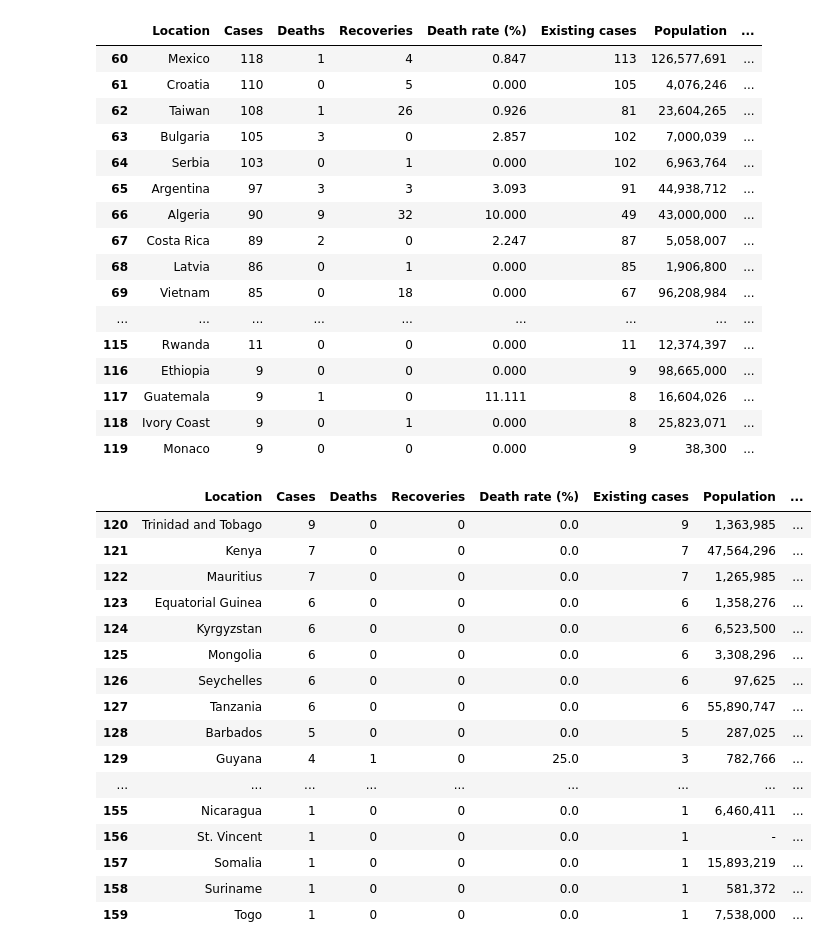
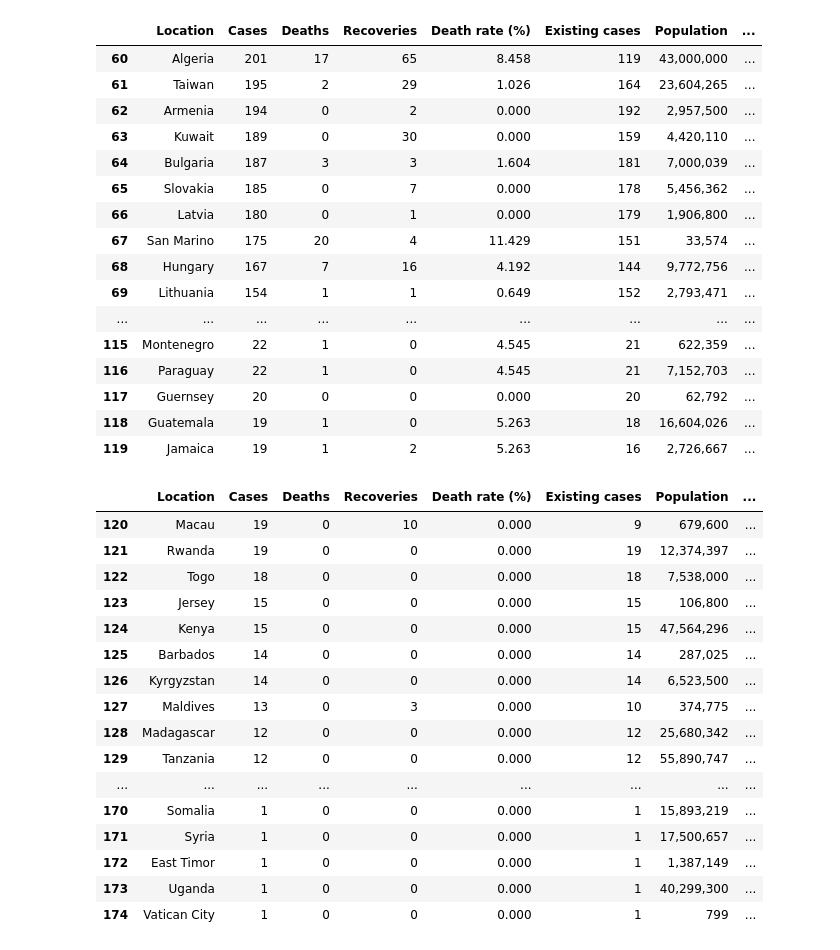
Before and after one commit to Xiang1Zhang/Coronavirus-statistics, a Jupyter notebook: Corona_statistics.ipynb, the cells around one changed output. Cells and saved outputs as stored; diff of their text form; code cells hidden in the pictures.

```diff
--- a/Corona_statistics.ipynb
+++ b/Corona_statistics.ipynb
@@ -3,7 +3,7 @@
 from urllib.request import urlopen
 
 #specify the url
-wiki = "https://en.wikipedia.org/wiki/2019%E2%80%9320_coronavirus_pandemic_by_country_and_territory"
+wiki = "https://en.wikipedia.org/wiki/2019%E2%80%9320_coronavirus_pandemic"
 wiki2 = "https://en.wikipedia.org/wiki/List_of_countries_and_dependencies_by_population"
 
 #Query the website and return the html to the variable 'page'
@@ -67,7 +67,7 @@ D=[]
 for row in right_table.findAll("tr"):
     cells = row.findAll("td")
     #print(cells)
-    if len(cells)==4: #Only extract table body not heading
+    if len(cells)==4 or len(cells)==5: #Only extract table body not heading
         B.append(cells[0].find(text=True))
         C.append(cells[1].find(text=True))
         D.append(cells[2].find(text=True))
@@ -152,42 +151,42 @@ df[:60]
 df[60:120]
 # %% [output]
 |  | Location | Cases | Deaths | Recoveries | Death rate (%) | Existing cases | Population | ... |
-| 60 | Mexico | 118 | 1 | 4 | 0.847 | 113 | 126,577,691 | ... |
-| 61 | Croatia | 110 | 0 | 5 | 0.000 | 105 | 4,076,246 | ... |
-| 62 | Taiwan | 108 | 1 | 26 | 0.926 | 81 | 23,604,265 | ... |
-| 63 | Bulgaria | 105 | 3 | 0 | 2.857 | 102 | 7,000,039 | ... |
-| 64 | Serbia | 103 | 0 | 1 | 0.000 | 102 | 6,963,764 | ... |
-| 65 | Argentina | 97 | 3 | 3 | 3.093 | 91 | 44,938,712 | ... |
-| 66 | Algeria | 90 | 9 | 32 | 10.000 | 49 | 43,000,000 | ... |
-| 67 | Costa Rica | 89 | 2 | 0 | 2.247 | 87 | 5,058,007 | ... |
-| 68 | Latvia | 86 | 0 | 1 | 0.000 | 85 | 1,906,800 | ... |
-| 69 | Vietnam | 85 | 0 | 18 | 0.000 | 67 | 96,208,984 | ... |
+| 60 | Algeria | 201 | 17 | 65 | 8.458 | 119 | 43,000,000 | ... |
+| 61 | Taiwan | 195 | 2 | 29 | 1.026 | 164 | 23,604,265 | ... |
+| 62 | Armenia | 194 | 0 | 2 | 0.000 | 192 | 2,957,500 | ... |
+| 63 | Kuwait | 189 | 0 | 30 | 0.000 | 159 | 4,420,110 | ... |
+| 64 | Bulgaria | 187 | 3 | 3 | 1.604 | 181 | 7,000,039 | ... |
+| 65 | Slovakia | 185 | 0 | 7 | 0.000 | 178 | 5,456,362 | ... |
+| 66 | Latvia | 180 | 0 | 1 | 0.000 | 179 | 1,906,800 | ... |
+| 67 | San Marino | 175 | 20 | 4 | 11.429 | 151 | 33,574 | ... |
+| 68 | Hungary | 167 | 7 | 16 | 4.192 | 144 | 9,772,756 | ... |
+| 69 | Lithuania | 154 | 1 | 1 | 0.649 | 152 | 2,793,471 | ... |
 | ... | ... | ... | ... | ... | ... | ... | ... | ... |
-| 115 | Rwanda | 11 | 0 | 0 | 0.000 | 11 | 12,374,397 | ... |
-| 116 | Ethiopia | 9 | 0 | 0 | 0.000 | 9 | 98,665,000 | ... |
-| 117 | Guatemala | 9 | 1 | 0 | 11.111 | 8 | 16,604,026 | ... |
-| 118 | Ivory Coast | 9 | 0 | 1 | 0.000 | 8 | 25,823,071 | ... |
-| 119 | Monaco | 9 | 0 | 0 | 0.000 | 9 | 38,300 | ... |
+| 115 | Montenegro | 22 | 1 | 0 | 4.545 | 21 | 622,359 | ... |
+| 116 | Paraguay | 22 | 1 | 0 | 4.545 | 21 | 7,152,703 | ... |
+| 117 | Guernsey | 20 | 0 | 0 | 0.000 | 20 | 62,792 | ... |
+| 118 | Guatemala | 19 | 1 | 0 | 5.263 | 18 | 16,604,026 | ... |
+| 119 | Jamaica | 19 | 1 | 2 | 5.263 | 16 | 2,726,667 | ... |
 # %%
-df[120:-1]
+df[120:]
 # %% [output]
 |  | Location | Cases | Deaths | Recoveries | Death rate (%) | Existing cases | Population | ... |
-| 120 | Trinidad and Tobago | 9 | 0 | 0 | 0.0 | 9 | 1,363,985 | ... |
-| 121 | Kenya | 7 | 0 | 0 | 0.0 | 7 | 47,564,296 | ... |
-| 122 | Mauritius | 7 | 0 | 0 | 0.0 | 7 | 1,265,985 | ... |
-| 123 | Equatorial Guinea | 6 | 0 | 0 | 0.0 | 6 | 1,358,276 | ... |
-| 124 | Kyrgyzstan | 6 | 0 | 0 | 0.0 | 6 | 6,523,500 | ... |
-| 125 | Mongolia | 6 | 0 | 0 | 0.0 | 6 | 3,308,296 | ... |
-| 126 | Seychelles | 6 | 0 | 0 | 0.0 | 6 | 97,625 | ... |
-| 127 | Tanzania | 6 | 0 | 0 | 0.0 | 6 | 55,890,747 | ... |
-| 128 | Barbados | 5 | 0 | 0 | 0.0 | 5 | 287,025 | ... |
-| 129 | Guyana | 4 | 1 | 0 | 25.0 | 3 | 782,766 | ... |
+| 120 | Macau | 19 | 0 | 10 | 0.000 | 9 | 679,600 | ... |
+| 121 | Rwanda | 19 | 0 | 0 | 0.000 | 19 | 12,374,397 | ... |
+| 122 | Togo | 18 | 0 | 0 | 0.000 | 18 | 7,538,000 | ... |
+| 123 | Jersey | 15 | 0 | 0 | 0.000 | 15 | 106,800 | ... |
+| 124 | Kenya | 15 | 0 | 0 | 0.000 | 15 | 47,564,296 | ... |
+| 125 | Barbados | 14 | 0 | 0 | 0.000 | 14 | 287,025 | ... |
+| 126 | Kyrgyzstan | 14 | 0 | 0 | 0.000 | 14 | 6,523,500 | ... |
+| 127 | Maldives | 13 | 0 | 3 | 0.000 | 10 | 374,775 | ... |
+| 128 | Madagascar | 12 | 0 | 0 | 0.000 | 12 | 25,680,342 | ... |
+| 129 | Tanzania | 12 | 0 | 0 | 0.000 | 12 | 55,890,747 | ... |
 | ... | ... | ... | ... | ... | ... | ... | ... | ... |
-| 155 | Nicaragua | 1 | 0 | 0 | 0.0 | 1 | 6,460,411 | ... |
-| 156 | St. Vincent | 1 | 0 | 0 | 0.0 | 1 | - | ... |
-| 157 | Somalia | 1 | 0 | 0 | 0.0 | 1 | 15,893,219 | ... |
-| 158 | Suriname | 1 | 0 | 0 | 0.0 | 1 | 581,372 | ... |
-| 159 | Togo | 1 | 0 | 0 | 0.0 | 1 | 7,538,000 | ... |
+| 170 | Somalia | 1 | 0 | 0 | 0.000 | 1 | 15,893,219 | ... |
+| 171 | Syria | 1 | 0 | 0 | 0.000 | 1 | 17,500,657 | ... |
+| 172 | East Timor | 1 | 0 | 0 | 0.000 | 1 | 1,387,149 | ... |
+| 173 | Uganda | 1 | 0 | 0 | 0.000 | 1 | 40,299,300 | ... |
+| 174 | Vatican City | 1 | 0 | 0 | 0.000 | 1 | 799 | ... |
 # %%
 d = {}
 
```
Also changed, not shown: parts of 1 cell of this notebook.
